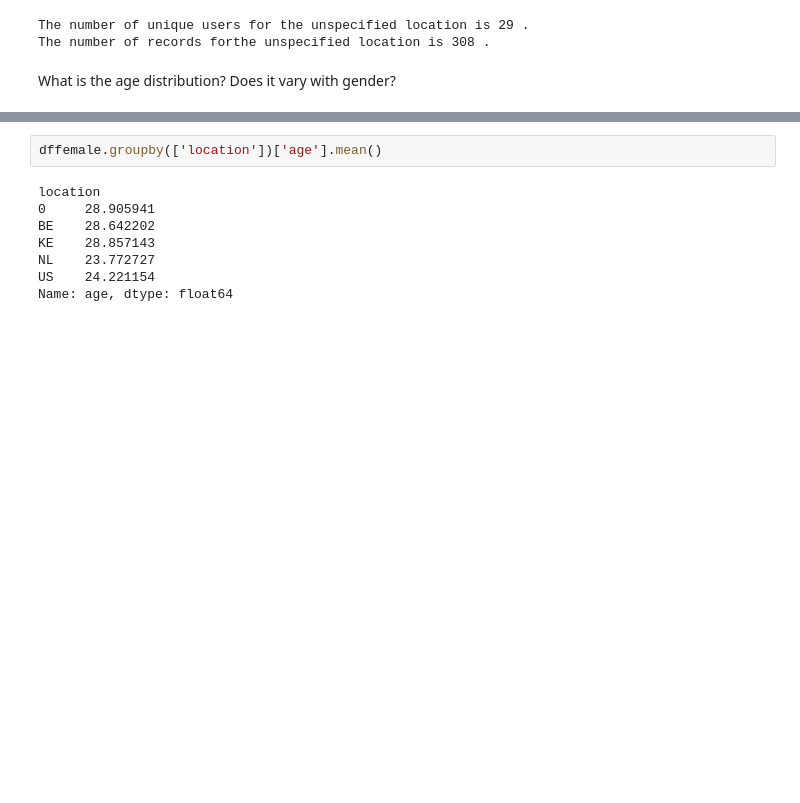
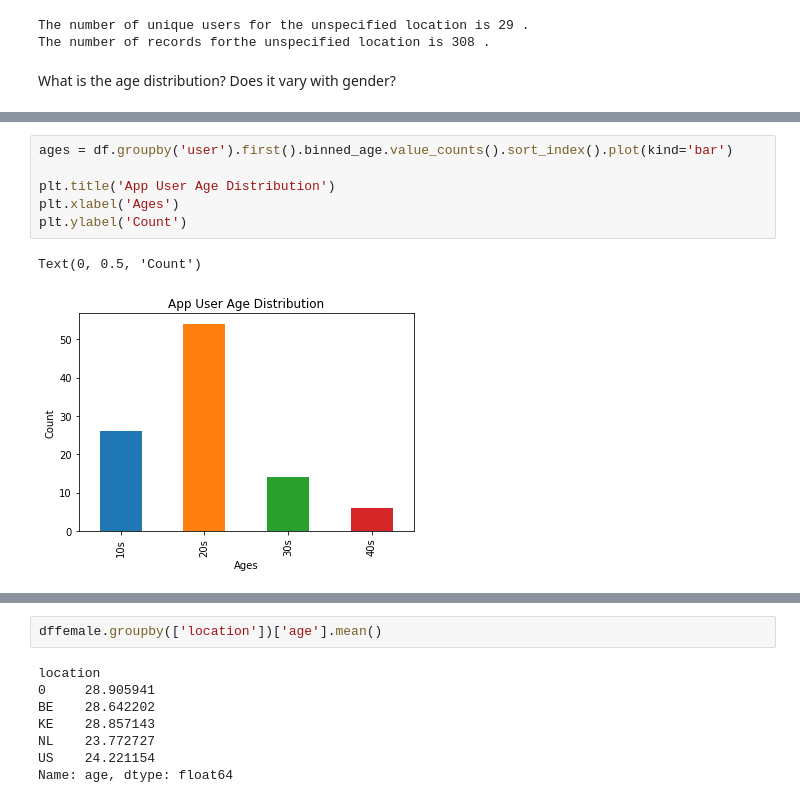
Before and after one commit to MartinaPastor/Pandas_for_data_analysis, a Jupyter notebook: Activities_analysis.ipynb, the cells around one changed output, grey strips where cells are left out. Drawn from its saved outputs; the diff is of its cells as text; blank space fills up the shorter version.

```diff
--- a/Activities_analysis.ipynb
+++ b/Activities_analysis.ipynb
@@ -224,2 +241,11 @@ ages.plot.bar(x = 'age', y = 'count', title='Distribution of age per unique user
+# %%
+ages = df.groupby('user').first().binned_age.value_counts().sort_index().plot(kind='bar')
+
+plt.title('App User Age Distribution')
+plt.xlabel('Ages')
+plt.ylabel('Count')
+# %% [output]
+Text(0, 0.5, 'Count')
+[figure, added]
 # %%
 #checking if the distribution is the same across genders
```
Also changed, not shown: parts of 8 cells of this notebook.
